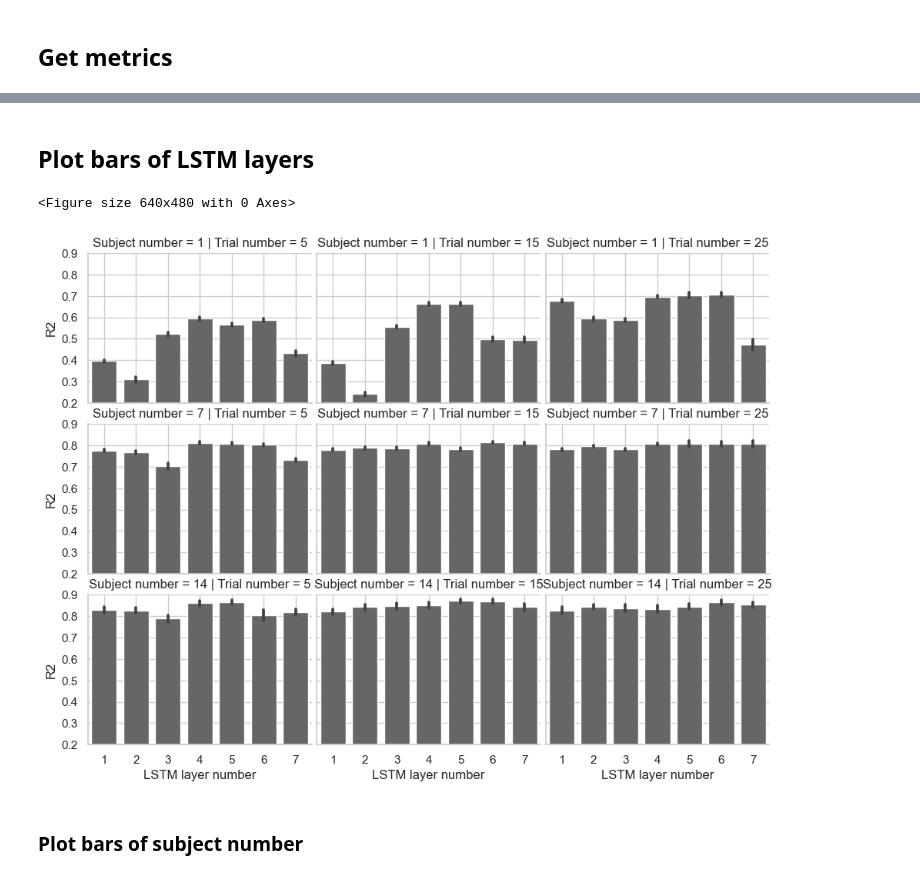
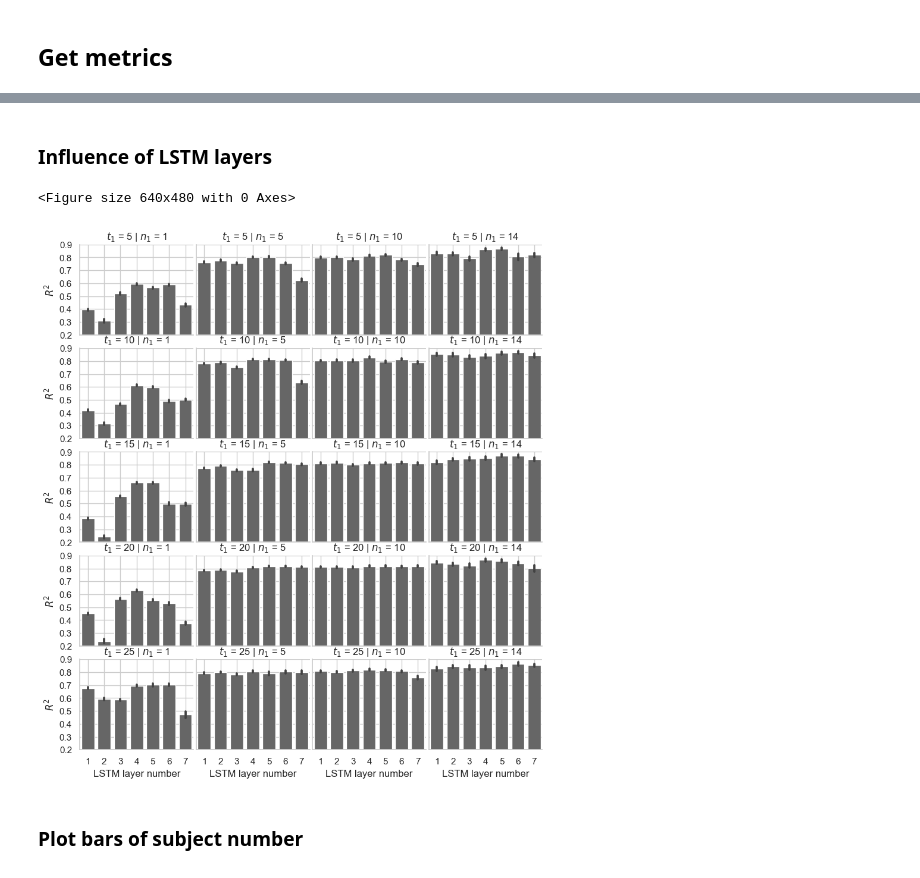
Before and after one commit to sunzhon/transfer_learning_for_droplanding, a Jupyter notebook: jupyter-lab/P6_figure_results_v2.ipynb, the cells around one changed output, grey strips where cells are left out. Saved outputs shown, nothing was run; the diff lists cells and outputs as text; code cells hidden in the pictures.

```diff
--- a/jupyter-lab/P6_figure_results_v2.ipynb
+++ b/jupyter-lab/P6_figure_results_v2.ipynb
@@ -47,7 +39,20 @@ result_folders = read_result_folder_file("all_test_cases.txt")
 # %%
+# 1) load result path list
+result_folders = read_result_folder_file("all_test_cases.txt")
+#result_folders = read_result_folder_file("da_e_rotation.txt")
+
 combination_investigation_results=[os.path.join(RESULTS_PATH, "training_testing", result_folder,"testing_result_folders.txt")
                                    for result_folder in result_folders]
 # 2) get testing metrics
 combination_investigation_results = [os.path.join(os.path.dirname(folder), "metrics.csv") if(os.path.exists(os.path.join(os.path.dirname(folder), "metrics.csv"))) else folder for folder in combination_investigation_results]
 #print(combination_investigation_results)
-raw_metrics = get_list_investigation_metrics(combination_investigation_results)
+
+# 3) collected or read or load metrics
+if True:
+    # load new metrics
+    raw_metrics = get_list_investigation_metrics(combination_investigation_results)
+    # save the new metrics
+    raw_metrics.to_csv('./raw_metrics.csv')
+else:
+    # load old metrics
+    raw_metrics = pd.read_csv('./raw_metrics.csv')
@@ -132,10 +225,10 @@ save_figure("./",fig_format=save_format)
 # %% [markdown]
-## Plot bars of LSTM layers
+### Influence of LSTM layers
 # %%
 # plot bars
-def plot_bars(metrics,config, format_config,filters={},figwidth=9.2,figheight=7):
+def plot_bars(metrics,config, format_config,filters={},figwidth=8,figheight=9):
     # set theme
-    #sns.set(font_scale=1.0,style='whitegrid')
+    sns.set(font_scale=1.0,style='whitegrid')
     sns.despine()
     states_palette = sns.color_palette()
     colors = sns.color_palette("husl", 9)
@@ -143,10 +236,14 @@ def plot_bars(metrics,config, format_config,filters={},figwidth=9.2,figheight=7)
     # filter metrics
     if filters!={}:
         metrics = filter_metrics(metrics,**filters)
-    metrics = metrics.rename(columns={'train_sub_num':'Subject number'})
-    metrics = metrics.rename(columns={'tre_trial_num':'Trial number'})
-    metrics = metrics.rename(columns={'feature_layer_num':'LSTM layer number'})
-    metrics['LSTM layer number']= metrics['LSTM layer number'].astype(int)
+    #metrics = metrics.rename(columns={'train_sub_num':'Subject number'})
+    #metrics = metrics.rename(columns={'tre_trial_num':'Trial number'})
+    #metrics = metrics.rename(columns={'feature_layer_num':'LSTM layer number'})
+    metrics = metrics.rename(columns={'train_sub_num':r'$n_1$'})
+    metrics = metrics.rename(columns={'tre_trial_num':r'$t_1$'})
+    metrics = metrics.rename(columns={'feature_layer_num':r'$L_n$'})
+
+    #metrics['LSTM layer number']= metrics['LSTM layer number'].astype(int)
 
     g = sns.catplot(data=metrics, **config)
     axes = g.axes.reshape(g.axes.size,1)
@@ -179,39 +276,40 @@ def plot_bars(metrics,config, format_config,filters={},figwidth=9.2,figheight=7)
     save_format='svg'
     fig_path ="./"
     save_figure("./",fig_format=save_format)
     #fig_path=os.path.join(RESULTS_PATH, "visualization/P6/")
     #fig_path=os.path.join("./","visualization/P6/Fig_results_baseline_heatmap.svg")
     #save_figure(os.path.dirname(combination_investigation_metrics[0]),fig_format=save_format)
 
 
 
 config={
         'y': 'r2',
-        'x':'LSTM layer number',
+        'x':r'$L_n$',
         'kind': 'bar',
         'height': 4,
         'aspect': 2,
         'sharey': True,
         #'hue': 'train_sub_num',
-        'row': 'Subject number',
-        'col': 'Trial number',
+        'col': r'$n_1$',
+        'row': r'$t_1$',
         #'col_wrap': 1,
         'color':'0.4', # for bar
         #"palette": "0.5", # for hue,
         #"errorbar":'sd',
+        'dodge': False, # for bar
         #"markers":['o',"^","v","<",">","s","D","d"],
         'legend':False
 }
 format_config={
         'xlabel':'LSTM layer number',
-        'ylabel':'R2',
+        'ylabel':r'$R^2$',
 }
-filters={'train_sub_num':[1, 7, 14], 'tre_trial_num':[5, 15, 25]}
+filters={'train_sub_num':[1, 5, 10, 14], 'tre_trial_num':[5, 10, 15, 20, 25]}
 #filters={}
 plot_bars(raw_metrics, config,format_config,filters)
 # %% [output]
 <Figure size 640x480 with 0 Axes>
-[figure, old version]
+[figure, new version]
 # %% [markdown]
 ### Plot bars of subject number
 # %%
```
Also changed, not shown: parts of 22 cells of this notebook, 4 other files.
